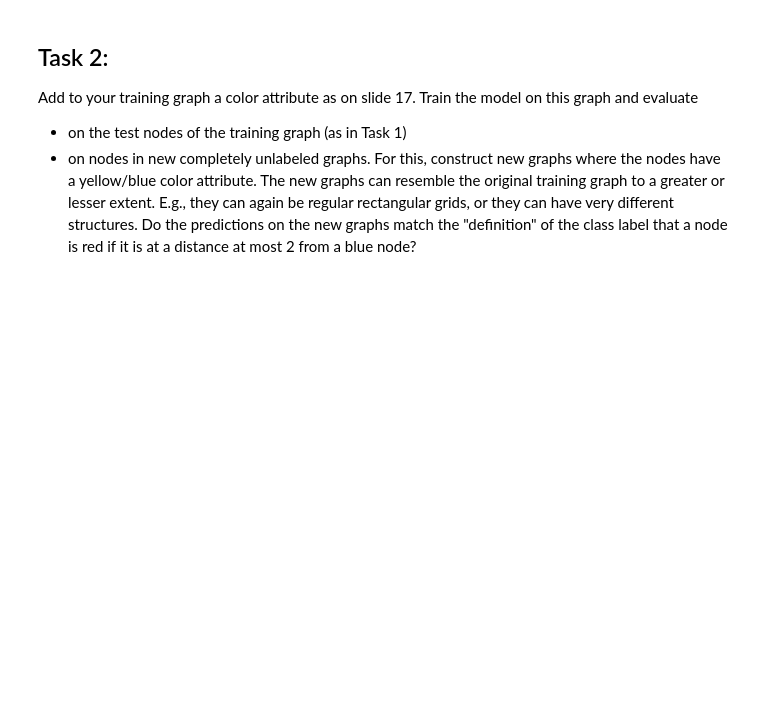
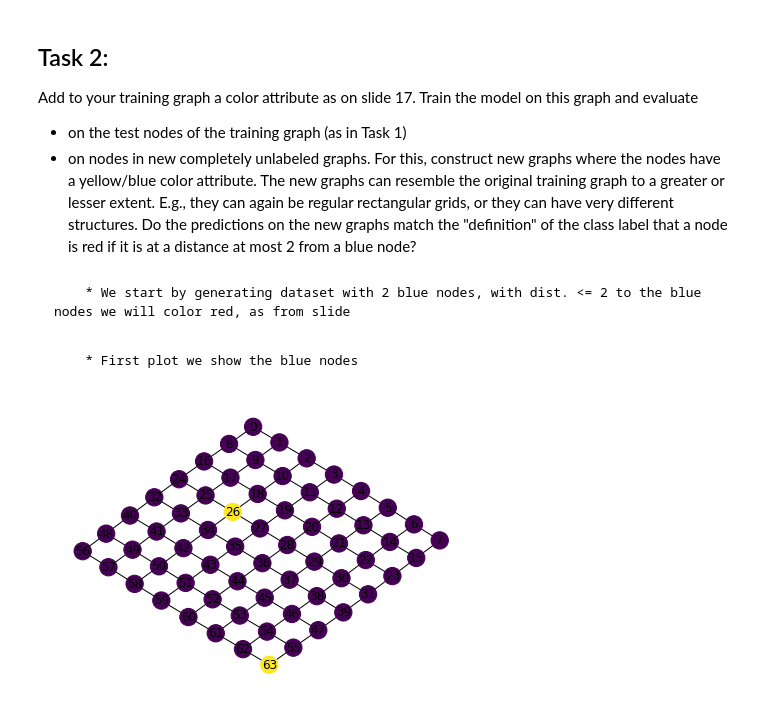
Before and after one commit to KuskIV/ml_exam_notes, a Jupyter notebook: selfstudy/12.ipynb, the cells around one changed output. Drawn from its saved outputs; the diff is of its cells as text; code cells hidden in the pictures; blank space fills up the shorter version.

```diff
--- a/selfstudy/12.ipynb
+++ b/selfstudy/12.ipynb
@@ -259,3 +355,25 @@ Add to your training graph a color attribute as on slide 17. Train the model on
     <li> on nodes in new completely unlabeled graphs. For this, construct new graphs where the nodes have a yellow/blue color attribute. The new graphs can resemble the original training graph to a greater or lesser extent. E.g., they can again be regular rectangular grids, or they can have very different structures. Do the predictions on the new graphs match the "definition" of the class label that a node is red if it is at a distance at most 2 from a blue node?
     </li>
     </ul>
+# %% [markdown]
+        * We start by generating dataset with 2 blue nodes, with dist. <= 2 to the blue nodes we will color red, as from slide
+# %% [markdown]
+        * First plot we show the blue nodes
+# %%
+G2 = G.copy()
+# add blue color to node 26, all nodes u with dist(u,26)<=2 will have y=1
+blue_color = torch.zeros(numnodes,dtype=torch.int64)
+red_color = torch.zeros(numnodes,dtype=torch.int64)
+
+blue_color[[26,63]]=1
+# reds around 26
+red_color[[24,25,26,27,28,17,18,19,33,34,35,42,10]]=1
+# reds around 63
+red_color[[63,62,54,55,61,47]] = 1
+for i in range (numnodes):
+    G2.add_node(i,blue_color=blue_color[i])
+    G2.add_node(i,red_color=red_color[i])
+
+nx.draw_kamada_kawai(G2, with_labels=True,node_color=get_att_array(G2,'blue_color'))
+# %% [output]
+[figure, added]
```
Also changed, not shown: parts of 21 cells of this notebook, 7 other files.
